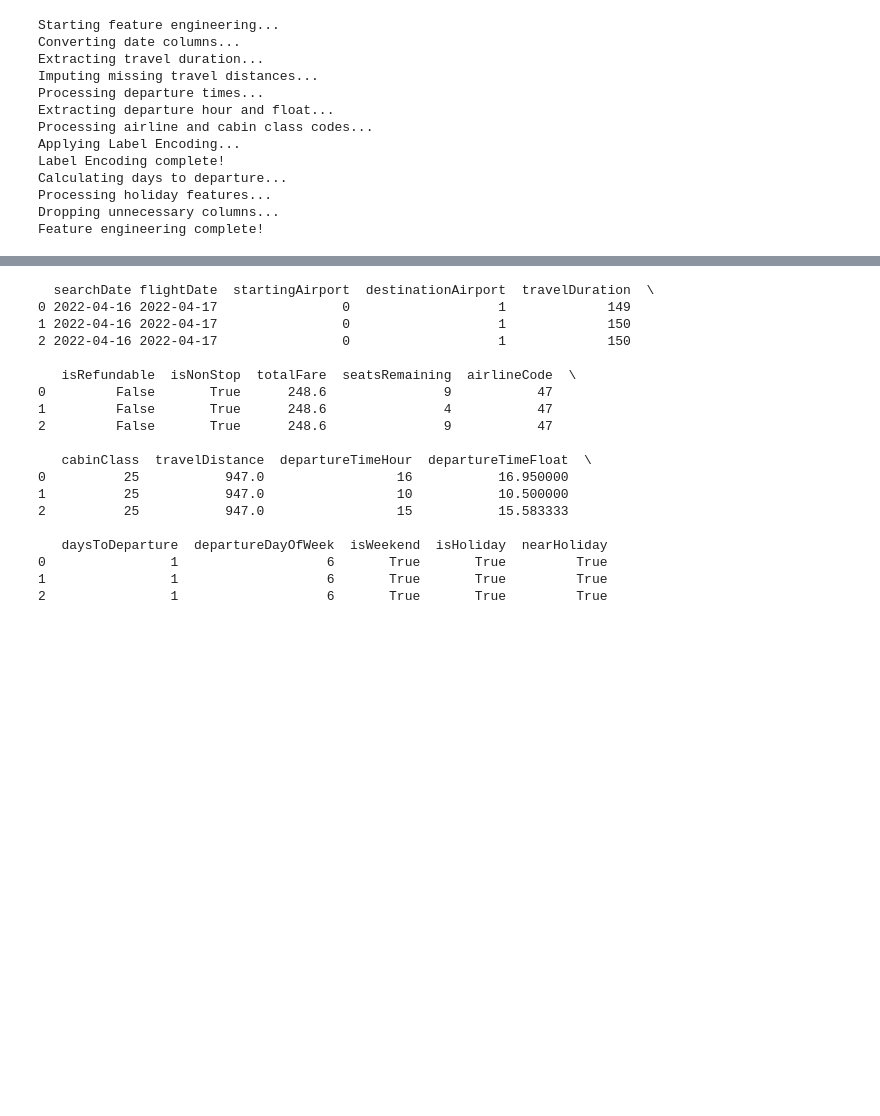
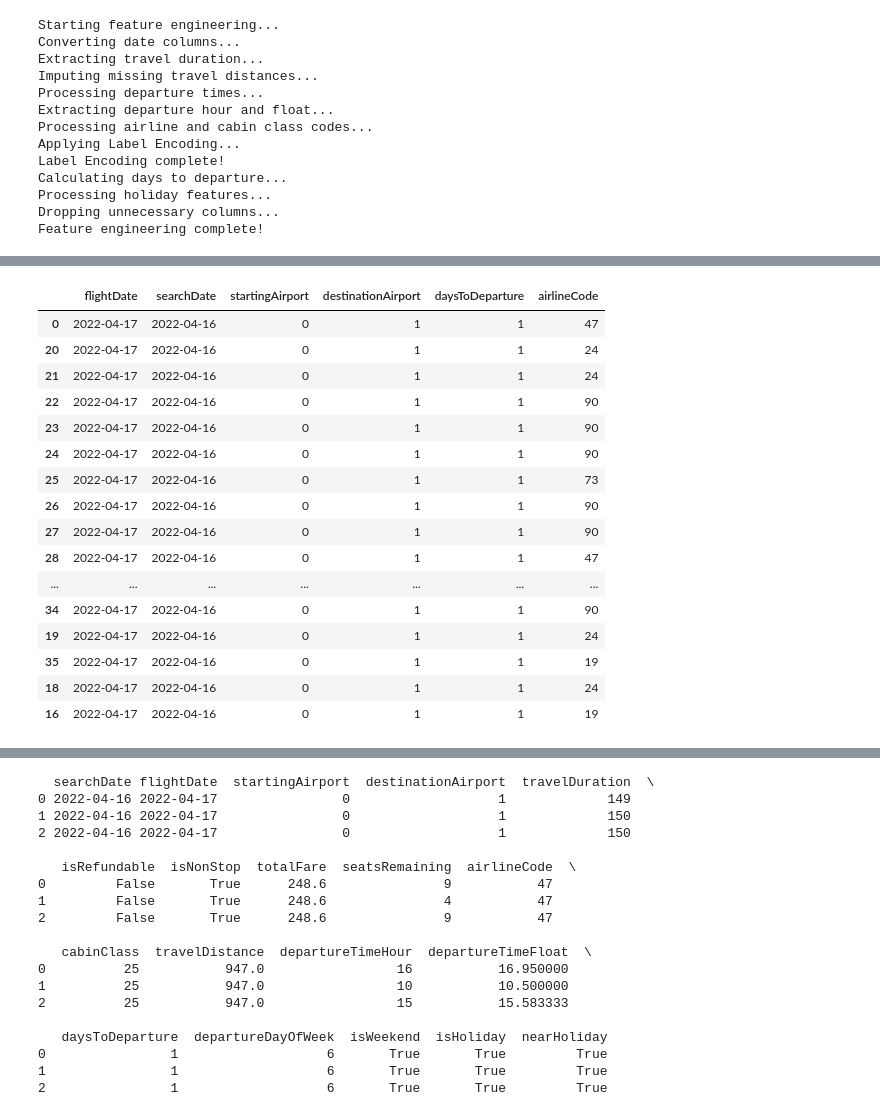
Before and after one commit to bhstoller/AirFareCast, a Jupyter notebook: groupings.ipynb, the cells around one changed output, grey strips where cells are left out. Drawn from its saved outputs; the diff is of its cells as text; code cells hidden in the pictures; blank space fills up the shorter version.

```diff
--- a/groupings.ipynb
+++ b/groupings.ipynb
@@ -100,0 +194,22 @@ Feature engineering complete!
+# %%
+df_sorted = df_eng.groupby(by=['flightDate', 'startingAirport', 'destinationAirport'], group_keys=False).apply(lambda x: x.sort_values(by='daysToDeparture'))
+# %%
+df_sorted[['flightDate', 'searchDate', 'startingAirport', 'destinationAirport', 'daysToDeparture', 'airlineCode']].head(20)
+# %% [output]
+|  | flightDate | searchDate | startingAirport | destinationAirport | daysToDeparture | airlineCode |
+| 0 | 2022-04-17 | 2022-04-16 | 0 | 1 | 1 | 47 |
+| 20 | 2022-04-17 | 2022-04-16 | 0 | 1 | 1 | 24 |
+| 21 | 2022-04-17 | 2022-04-16 | 0 | 1 | 1 | 24 |
+| 22 | 2022-04-17 | 2022-04-16 | 0 | 1 | 1 | 90 |
+| 23 | 2022-04-17 | 2022-04-16 | 0 | 1 | 1 | 90 |
+| 24 | 2022-04-17 | 2022-04-16 | 0 | 1 | 1 | 90 |
+| 25 | 2022-04-17 | 2022-04-16 | 0 | 1 | 1 | 73 |
+| 26 | 2022-04-17 | 2022-04-16 | 0 | 1 | 1 | 90 |
+| 27 | 2022-04-17 | 2022-04-16 | 0 | 1 | 1 | 90 |
+| 28 | 2022-04-17 | 2022-04-16 | 0 | 1 | 1 | 47 |
+| ... | ... | ... | ... | ... | ... | ... |
+| 34 | 2022-04-17 | 2022-04-16 | 0 | 1 | 1 | 90 |
+| 19 | 2022-04-17 | 2022-04-16 | 0 | 1 | 1 | 24 |
+| 35 | 2022-04-17 | 2022-04-16 | 0 | 1 | 1 | 19 |
+| 18 | 2022-04-17 | 2022-04-16 | 0 | 1 | 1 | 24 |
+| 16 | 2022-04-17 | 2022-04-16 | 0 | 1 | 1 | 19 |
```
Also changed, not shown: parts of 13 cells of this notebook.
